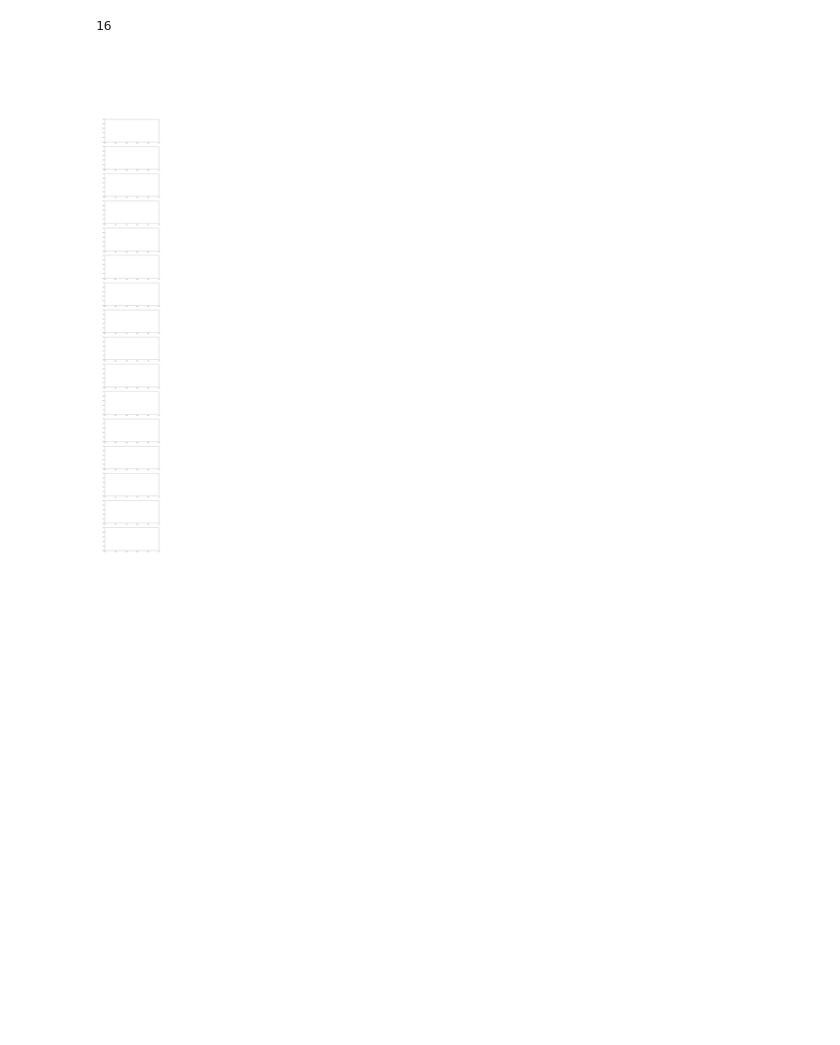
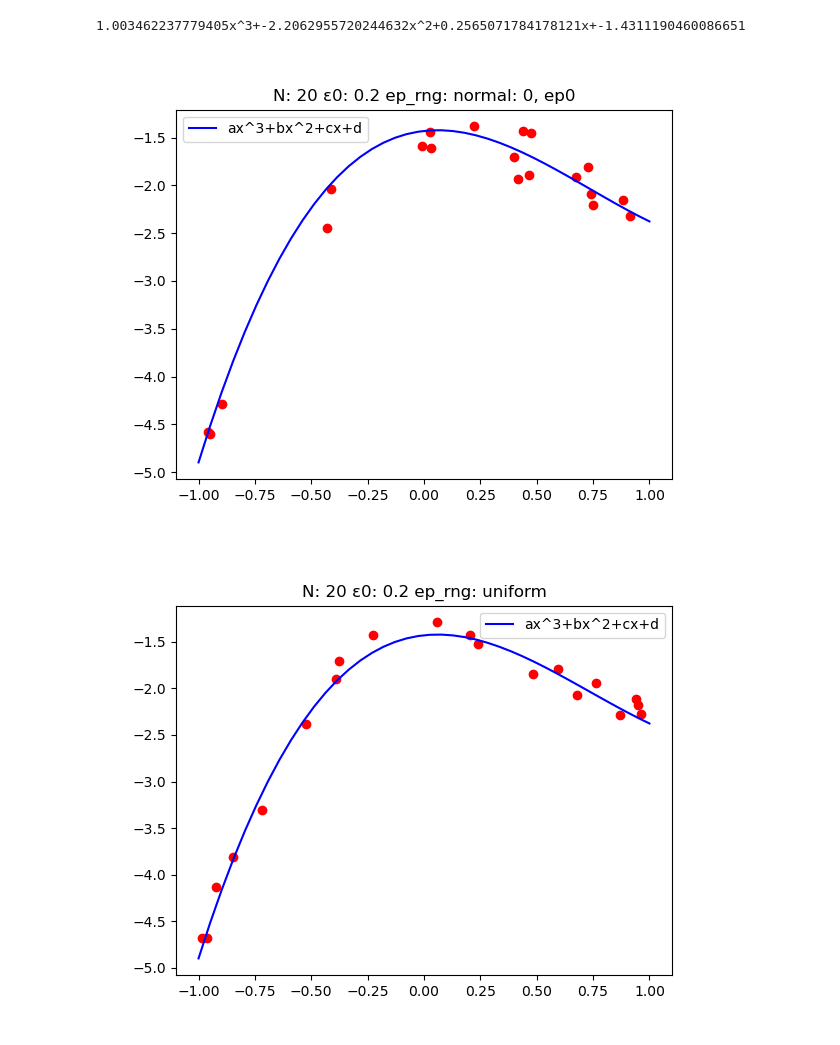
Before and after one commit to Alex1um/tmml, a Jupyter notebook: 1.ipynb, the cells around one changed output. Drawn from its saved outputs; the diff is of its cells as text; code cells hidden in the pictures; blank space fills up the shorter version.

Commit message:
new plots

```diff
--- a/1.ipynb
+++ b/1.ipynb
@@ -7,26 +12,50 @@ from itertools import product
 # %%
 rng = np.random.default_rng(3123)
 a, b, c, d = rng.uniform(-3, 3, 4)
-fs = map(np.vectorize, [lambda x: a*x**3 + b*x**2 + c*x + d, lambda x: x*sin(2*pi*x)])
+print(f"{a}x^3+{b}x^2+{c}x+{d}")
+fs = tuple(
+    [
+        (
+            "ax^3+bx^2+cx+d",
+            np.vectorize(lambda x: a*x**3 + b*x**2 + c*x + d)
+        ),
+        (
+            "x*sin(2*pi*x)",
+            np.vectorize(lambda x: x*sin(2*pi*x))
+        )
+    ]
+)
+# %% [output]
+1.003462237779405x^3+-2.2062955720244632x^2+0.2565071784178121x+-1.4311190460086651
 # %%
-Ns = [40, 100]
+Ns = [20]
 epsilon0s = [.2, 1]
-epsilon_rngs = [rng.normal, rng.uniform]
+epsilon_rngs = tuple(
+    [
+        (
+            "normal: 0, ep0",
+            lambda n, ep0: rng.normal(0, ep0, n)
+        ),
+        (
+            "uniform",
+            lambda n, ep0: rng.uniform(-ep0, ep0, n),
+        ),
+    ]
+)
 # %%
-pr = tuple(product(Ns, epsilon0s, fs, epsilon_rngs))
+pr = tuple(product(fs, Ns, epsilon0s, epsilon_rngs))
-# %%
-l = len(pr)
-print(l)
-fig, ax = plt.subplots(l, 1, figsize=(10, 5*l))
-# %% [output]
-16
-[figure, removed]
 # %%
 
-for (N, epsilon0, f, e_rng), ax in zip(pr, ax):
+for (f_name, f), N, epsilon0, (e_rng_name, e_rng) in pr:
+    epsilon = e_rng(N, epsilon0)
+    fig, ax = plt.subplots()
+    x = np.linspace(-1, 1, 40)
+    ax.plot(x, f(x), "b", label=f_name)
     x_c = rng.uniform(-1, 1, N)
-    x = np.linspace(-1, 1, N)
-    # epsilon = rng.normal(-epsilon0, epsilon0, N)
-    epsilon = e_rng(-epsilon0, epsilon0, N)
-    ax.plot(x, f(x), "b")
-    ax.scatter(x_c, f(x_c) + epsilon, c="r")
+    y_c = f(x_c) + epsilon
+    ax.scatter(x_c, y_c, c="r")
+    ax.legend()
+    ax.title.set_text(f"N: {N} ε0: {epsilon0} ep_rng: {e_rng_name}")
+# %% [output]
+[figure, added]
+[figure, added]
```
Also changed, not shown: parts of 3 cells of this notebook, 3 other files.
